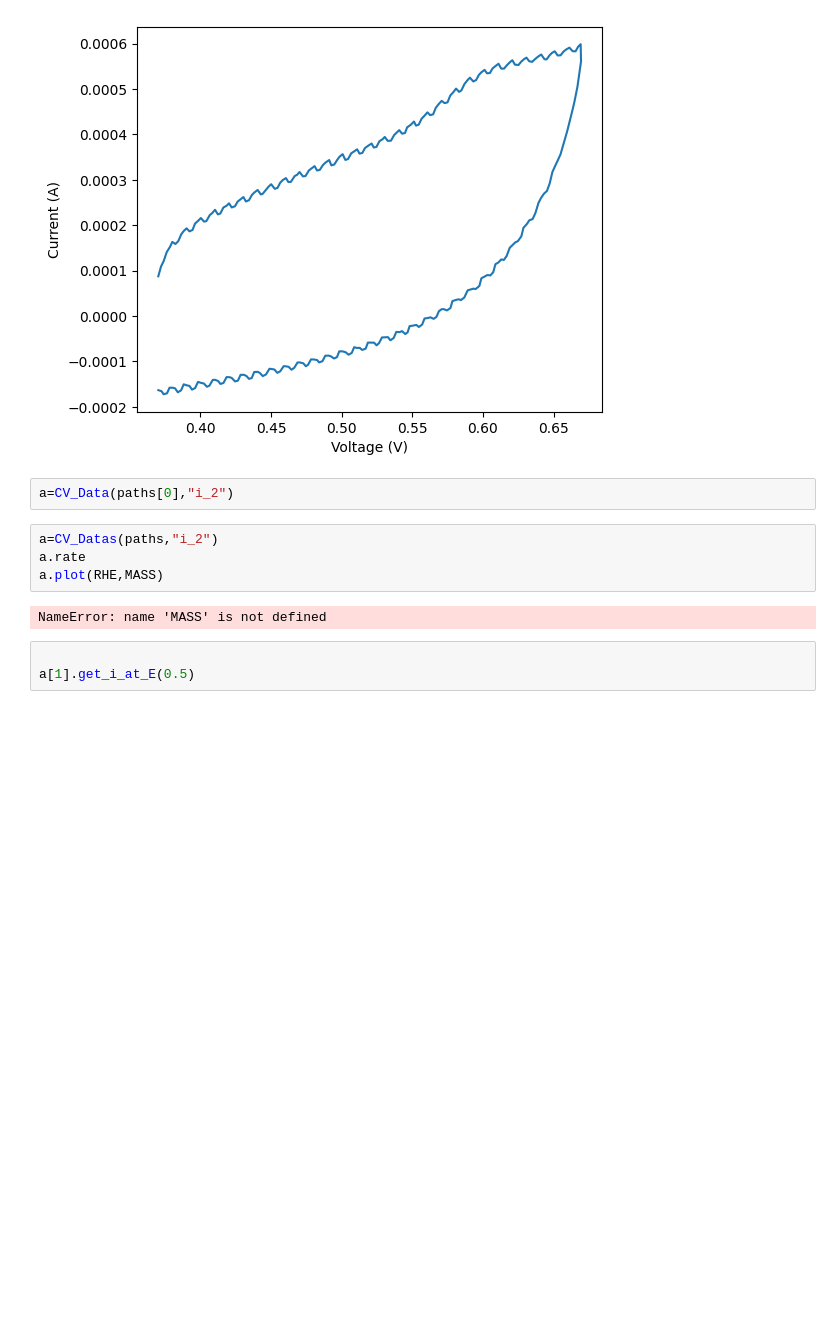
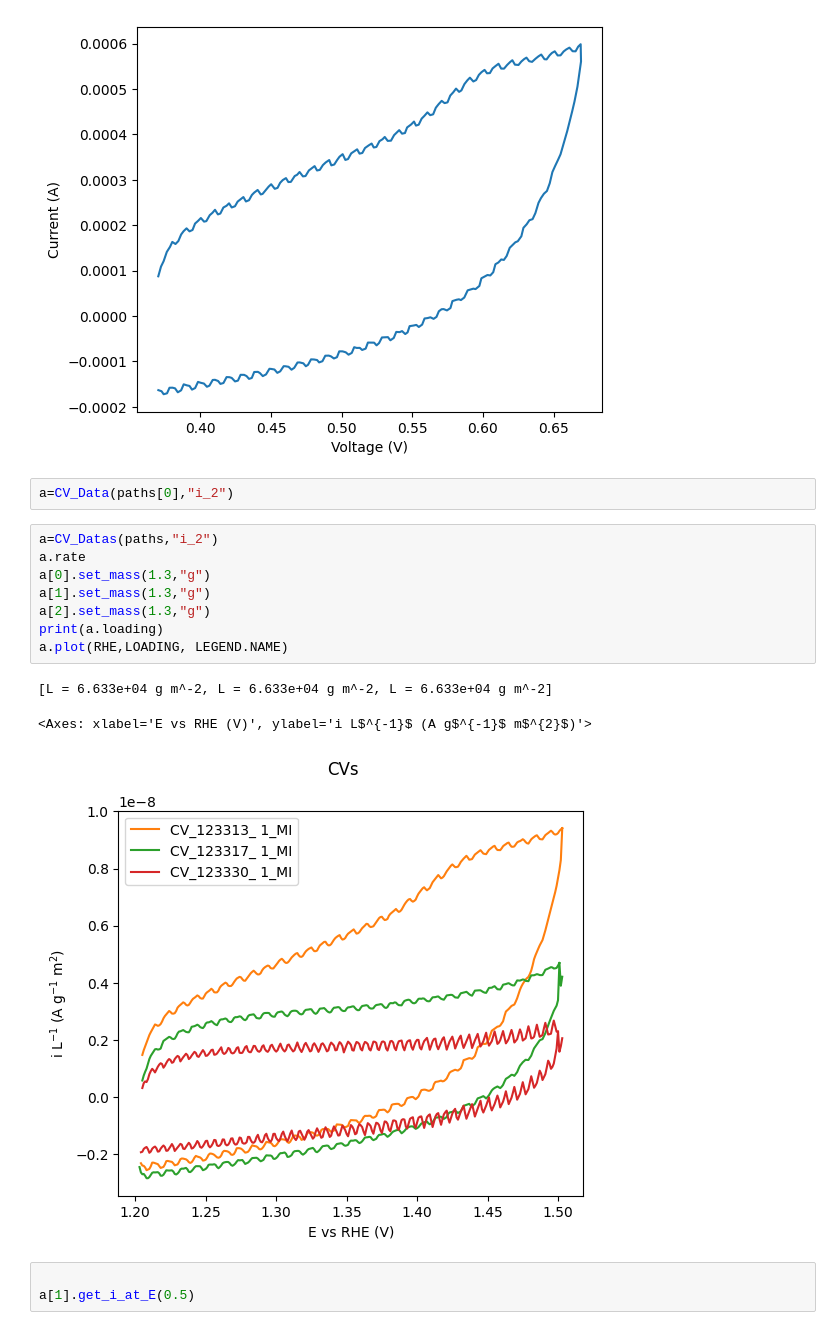
Before and after one commit to NordicEC/EC4py, a Jupyter notebook: dev/CV_Datas/MWE_CV_Datas_0.ipynb, the cells around one changed output. Saved outputs shown, nothing was run; the diff lists cells and outputs as text; blank space fills up the shorter version.

```diff
--- a/dev/CV_Datas/MWE_CV_Datas_0.ipynb
+++ b/dev/CV_Datas/MWE_CV_Datas_0.ipynb
@@ -72,12 +72,18 @@ EC_Data(paths[0]).plot("E","i_4")
 [figure]
 # %%
 a=CV_Data(paths[0],"i_2")
-# %%
-a=CV_Datas(paths,"i_2")
-a.rate
-a.plot(RHE,MASS)
-# %% [output]
-NameError: name 'MASS' is not defined
+# %%
+a=CV_Datas(paths,"i_2")
+a.rate
+a[0].set_mass(1.3,"g")
+a[1].set_mass(1.3,"g")
+a[2].set_mass(1.3,"g")
+print(a.loading)
+a.plot(RHE,LOADING, LEGEND.NAME)
+# %% [output]
+[L = 6.633e+04 g m^-2, L = 6.633e+04 g m^-2, L = 6.633e+04 g m^-2]
+<Axes: xlabel='E vs RHE (V)', ylabel='i L$^{-1}$ (A g$^{-1}$ m$^{2}$)'>
+[figure, added]
 # %%
 
 a[1].get_i_at_E(0.5)
```
Also changed, not shown: parts of 2 cells of this notebook, 4 other files.
